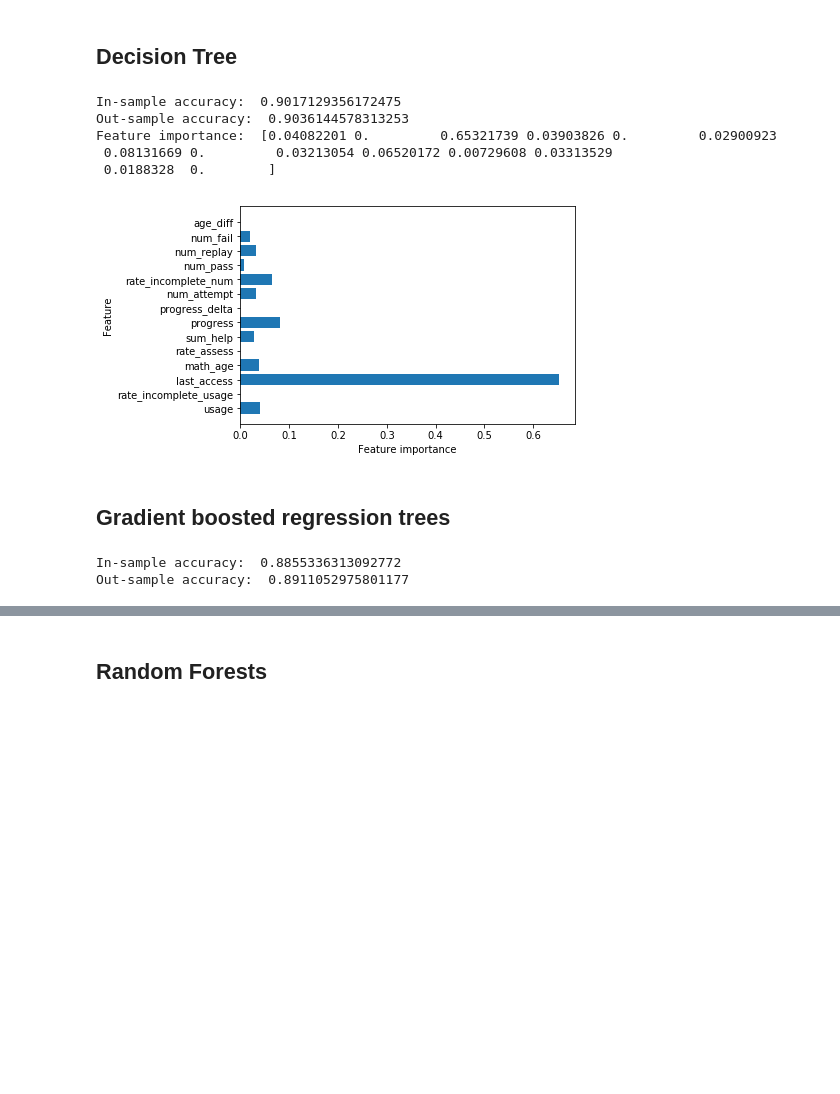
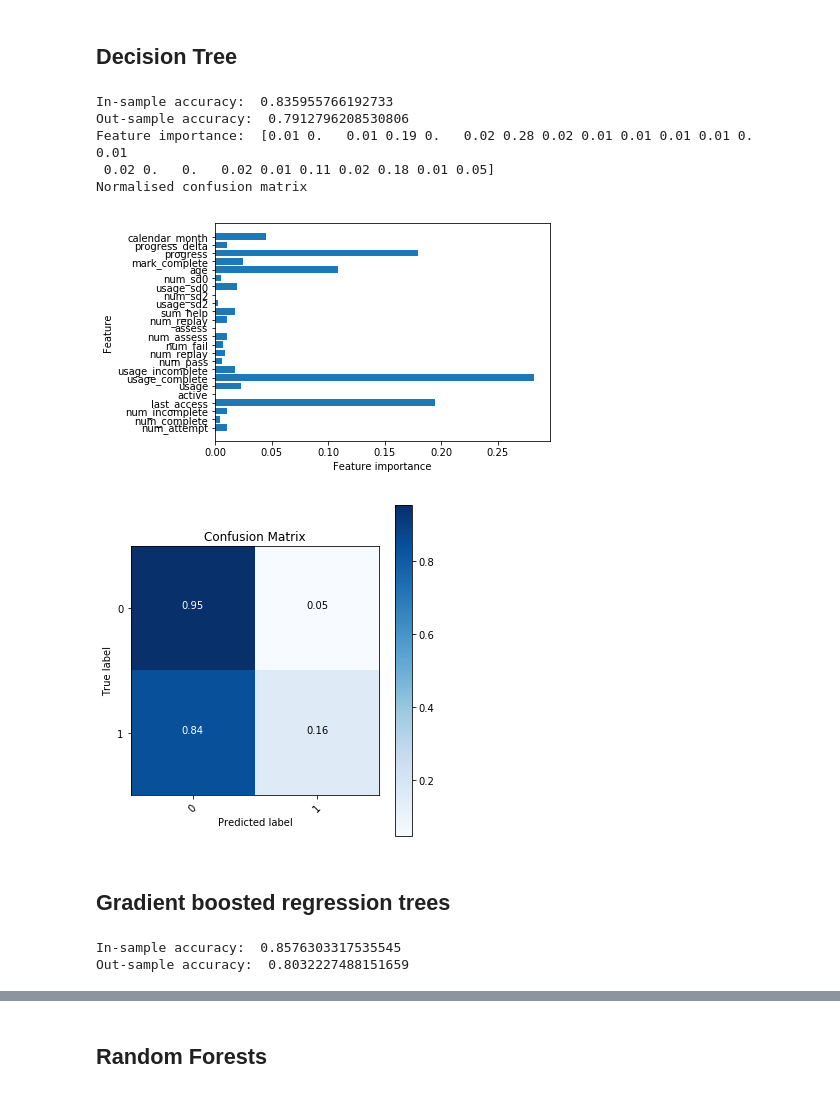
Before and after one commit to vicaws/Whizz, a Jupyter notebook: Code/Churn/Churn/NB_FeatureEngineering.ipynb, the cells around one changed output, grey strips where cells are left out. Drawn from its saved outputs; the diff is of its cells as text; code cells hidden in the pictures; blank space fills up the shorter version.

Commit message:
test the new code and fix previous notebook analysis

```diff
--- a/Code/Churn/Churn/NB_FeatureEngineering.ipynb
+++ b/Code/Churn/Churn/NB_FeatureEngineering.ipynb
@@ -17,7 +18,7 @@ from model.dataEngine import DataEngine
 #env = sys.argv[1] if len(sys.argv) > 2 else "dev"
 # %%
 # Setup configuration
-cfg = config.ResearchConfig
+cfg = config.ResearchConfig_MonAndAnn
 time_format = cfg.CSV_TIME_FORMAT
 date_format = cfg.CSV_DATE_FORMAT
 cutoff_date = pd.to_datetime(cfg.CUTOFF_DATE, format=cfg.CSV_DATE_FORMAT)
@@ -33,7 +34,7 @@ cutoff_date = pd.to_datetime(cfg.CUTOFF_DATE, format=cfg.CSV_DATE_FORMAT)
 first_date_impFromData = df_subspt.subscription_start_date.min()
 
 pupils_toBeRemoved = utility.df.filter_subspt_data(
-    df_subspt, first_date_impFromData, cutoff_date, remove_annual_subspt=False)
+    df_subspt, first_date_impFromData, cutoff_date, remove_annual_subspt=cfg.MONTHLY_ONLY)
 df_lesson1 = df_lesson[~df_lesson['pupilId'].isin(pupils_toBeRemoved)]
 df_incomp1 = df_incomp[~df_incomp['pupilId'].isin(pupils_toBeRemoved)]
 df_subspt1 = df_subspt[~df_subspt['pupilId'].isin(pupils_toBeRemoved)]
@@ -169,15 +166,14 @@ from sklearn.preprocessing import MinMaxScaler
 from sklearn.preprocessing import RobustScaler
 
 X_train, X_test, y_train, y_test = train_test_split(X, y, random_state=5)
-Xt_train, Xt_test, yt_train, yt_test = train_test_split(Xt, y, random_state=5)
 
 scaler = MinMaxScaler()
-scaler.fit(Xt_train)
-X_train_scaled = scaler.transform(Xt_train)
-X_test_scaled = scaler.transform(Xt_test)
+scaler.fit(X_train)
+X_train_scaled = scaler.transform(X_train)
+X_test_scaled = scaler.transform(X_test)
 
-svm = SVC(kernel='sigmoid', C=10, gamma=0.01).fit(X_train_scaled, y_train) # C for regularisation, gamma for width of Gaussian kernel
+svm = SVC(kernel='sigmoid', C=10, gamma=0.1).fit(X_train_scaled, y_train) # C for regularisation, gamma for width of Gaussian kernel
 
-print('In-sample accuracy: ', svm.score(X_train_scaled, yt_train))
-print('Out-sample accuracy: ', svm.score(X_test_scaled, yt_test))
+print('In-sample accuracy: ', svm.score(X_train_scaled, y_train))
+print('Out-sample accuracy: ', svm.score(X_test_scaled, y_test))
 # %% [output]
@@ -188,39 +190,43 @@ Out-sample accuracy:  0.9036144578313253
 # %%
 from sklearn.tree import DecisionTreeClassifier
 
-tree = DecisionTreeClassifier(max_depth=5, random_state=0) # the random_state here is used for tie-breaking internally
+tree = DecisionTreeClassifier(max_depth=10, random_state=0) # the random_state here is used for tie-breaking internally
 tree.fit(X_train_scaled, y_train)
 
 print('In-sample accuracy: ', tree.score(X_train_scaled, y_train))
 print('Out-sample accuracy: ', tree.score(X_test_scaled, y_test))
 
 print("Feature importance: ", tree.feature_importances_)
 
 def plot_feature_importances(model):
     n_features = X.shape[1]
     plt.barh(range(n_features), model.feature_importances_, align='center')
     plt.yticks(np.arange(n_features), ftr_list)
     plt.xlabel('Feature importance')
     plt.ylabel('Feature')
 
 plot_feature_importances(tree)
+
+y_pred = tree.predict(X_test_scaled)
+cm = model.performance.confusion_matrix(y_test, y_pred, [0,1])
 # %% [output]
-In-sample accuracy:  0.9017129356172475
-Out-sample accuracy:  0.9036144578313253
-Feature importance:  [0.04082201 0.         0.65321739 0.03903826 0.         0.02900923
- 0.08131669 0.         0.03213054 0.06520172 0.00729608 0.03313529
- 0.0188328  0.        ]
+In-sample accuracy:  0.835955766192733
+Out-sample accuracy:  0.7912796208530806
+Feature importance:  [0.01 0.   0.01 0.19 0.   0.02 0.28 0.02 0.01 0.01 0.01 0.01 0.   0.01
+ 0.02 0.   0.   0.02 0.01 0.11 0.02 0.18 0.01 0.05]
+Normalised confusion matrix
-[figure, old version]
+[figure, new version]
+[figure, added]
 # %% [markdown]
 ## Gradient boosted regression trees
 # %%
 from sklearn.ensemble import GradientBoostingClassifier
 
-gbrt = GradientBoostingClassifier(random_state=0, max_depth=1, learning_rate=0.1, n_estimators=1000)
+gbrt = GradientBoostingClassifier(random_state=0, max_depth=3, learning_rate=0.1, n_estimators=1000)
 gbrt.fit(X_train_scaled, y_train)
 
 print('In-sample accuracy: ', gbrt.score(X_train_scaled, y_train))
 print('Out-sample accuracy: ', gbrt.score(X_test_scaled, y_test))
 # %% [output]
-In-sample accuracy:  0.8855336313092772
-Out-sample accuracy:  0.8911052975801177
+In-sample accuracy:  0.8576303317535545
+Out-sample accuracy:  0.8032227488151659
```
Also changed, not shown: parts of 10 cells of this notebook, 6 other files.
